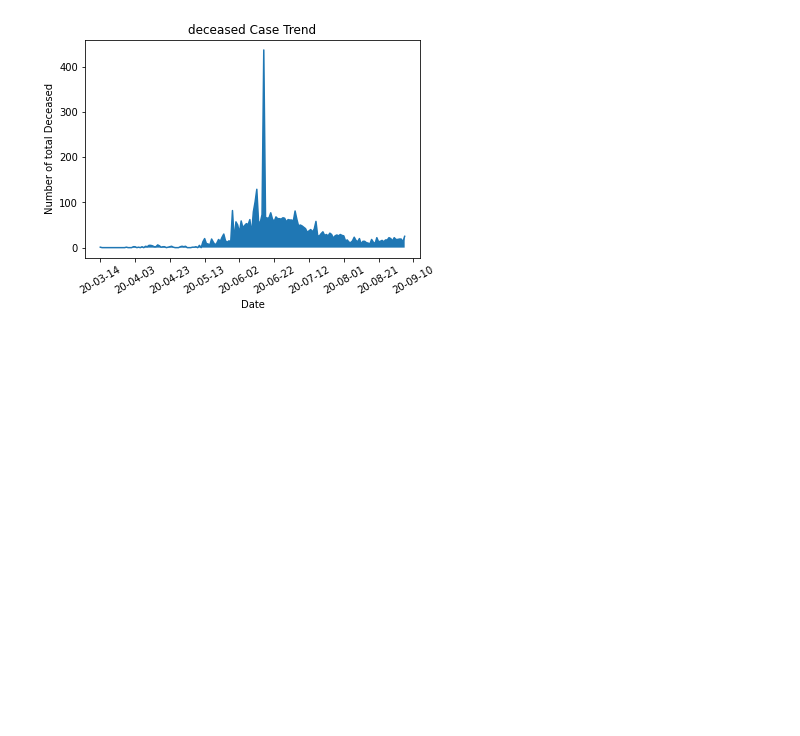
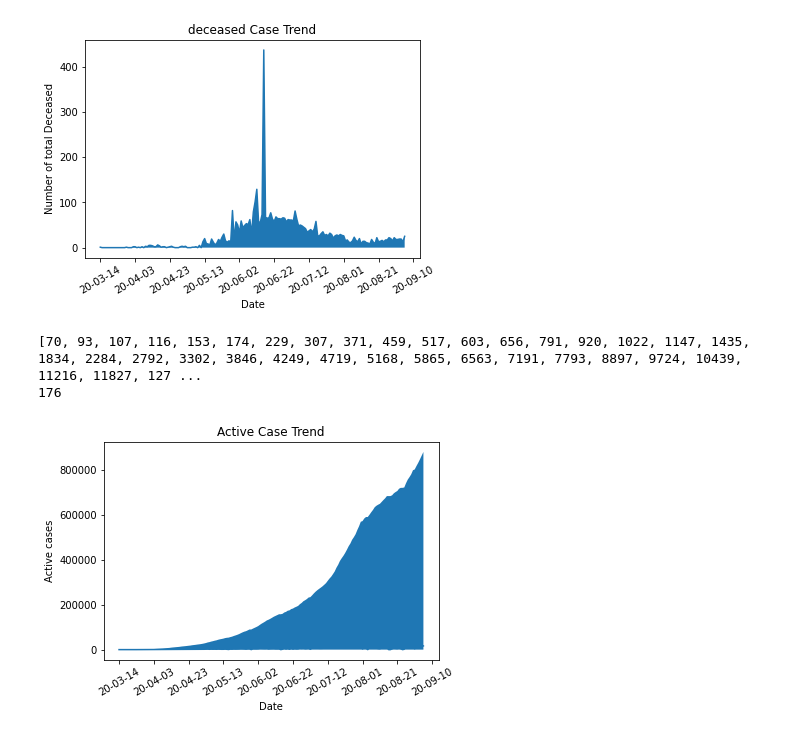
Before and after one commit to reshan9b11/Data-Mining-Assignment_1, a Jupyter notebook: dmg_12.ipynb, the cells around one changed output. Saved outputs shown, nothing was run; the diff lists cells and outputs as text; code cells hidden in the pictures; blank space fills up the shorter version.

```diff
--- a/dmg_12.ipynb
+++ b/dmg_12.ipynb
@@ -299,5 +299,51 @@ plt.show()
 [figure]
 [figure]
 [figure]
+# %%
+
+#Answer 2-3 Using Commulative
+from datetime import date, timedelta
+import matplotlib.dates as mdates
+g_Confirmed = filterStatusConfirmed[(filterStatusConfirmed['date'] >= '2020-03-14') & (filterStatusConfirmed['date'] <= '2020-09-05')]
+g_Recovered= filterStatusRecovered[(filterStatusRecovered['date'] >= '2020-03-14') & (filterStatusRecovered['date'] <= '2020-09-05')]
+g_Deceased = filterStatusDeceased[(filterStatusDeceased['date'] >= '2020-03-14') & (filterStatusDeceased['date'] <= '2020-09-05')]
+x_value_c=g_Confirmed['date'].to_numpy()
+#print(x_value)
+y_c=g_Confirmed['tt'].tolist()
+y_r=g_Recovered['tt'].tolist()
+y_d=g_Deceased['tt'].tolist()
+y_value=[]
+y_graph_value=[]
+#print(y_c)
+for (a,b,c) in zip(y_c,y_r,y_d):
+    z= (a - (b + c))
+    if(z<0):
+        y_value.append(0) # not sure why some value is zero
+    else:
+        y_value.append(z)
+y_value=np.array(y_value)
+temp=0
+for i in range(len(y_value)):
+    temp+=y_value[i]
+    y_graph_value.append(temp)
+print(y_graph_value)
+
+
+print(len(y_value))
+# print(x_value_c)
+plt.title('Active Case Trend')
+plt.xlabel('Date')
+plt.ylabel('Active cases')
+plt.gca().xaxis.set_major_formatter(mdates.DateFormatter('%y-%m-%d'))
+plt.gca().xaxis.set_major_locator(mdates.DayLocator(interval=20))
+plt.xticks(rotation=30)
+plt.plot(x_value,y_value)
+#plt.plot_date(x_value, y_value )
+plt.fill_between(x_value,0,y_graph_value)
+plt.show()
+# %% [output]
+[70, 93, 107, 116, 153, 174, 229, 307, 371, 459, 517, 603, 656, 791, 920, 1022, 1147, 1435, 1834, 2284, 2792, 3302, 3846, 4249, 4719, 5168, 5865, 6563, 7191, 7793, 8897, 9724, 10439, 11216, 11827, 127 ...
+176
+[figure, added]
 # %%
 
```
Also changed, not shown: parts of 2 cells of this notebook.
